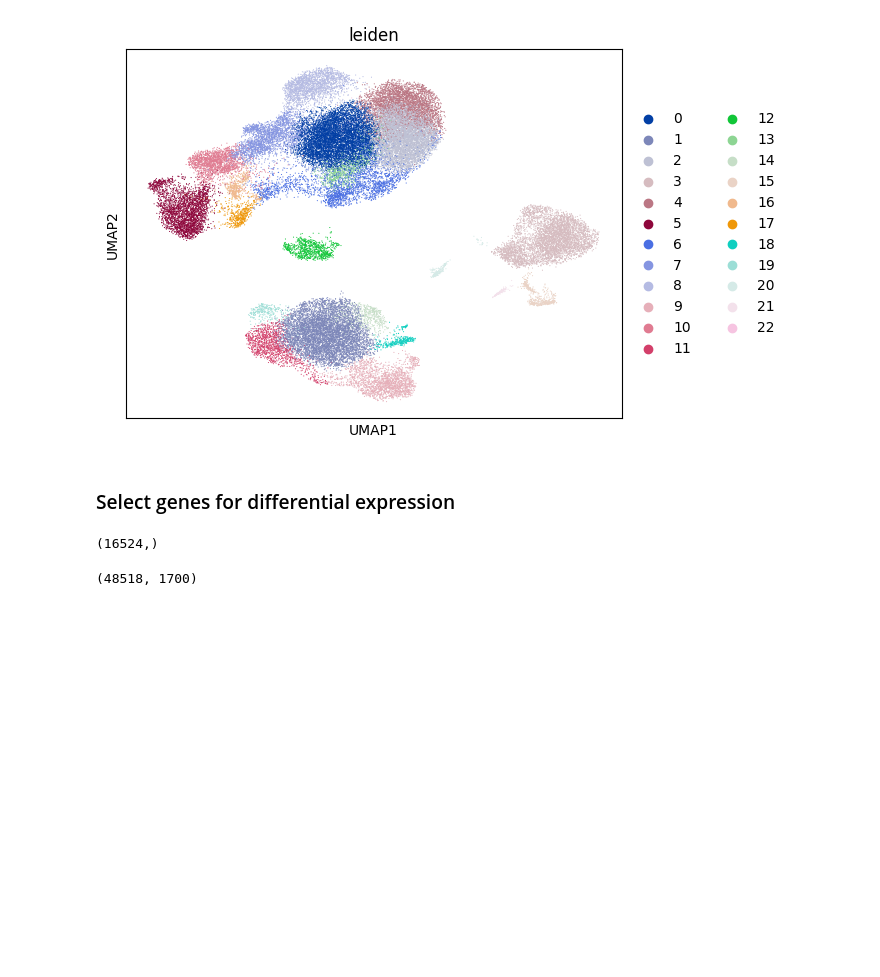
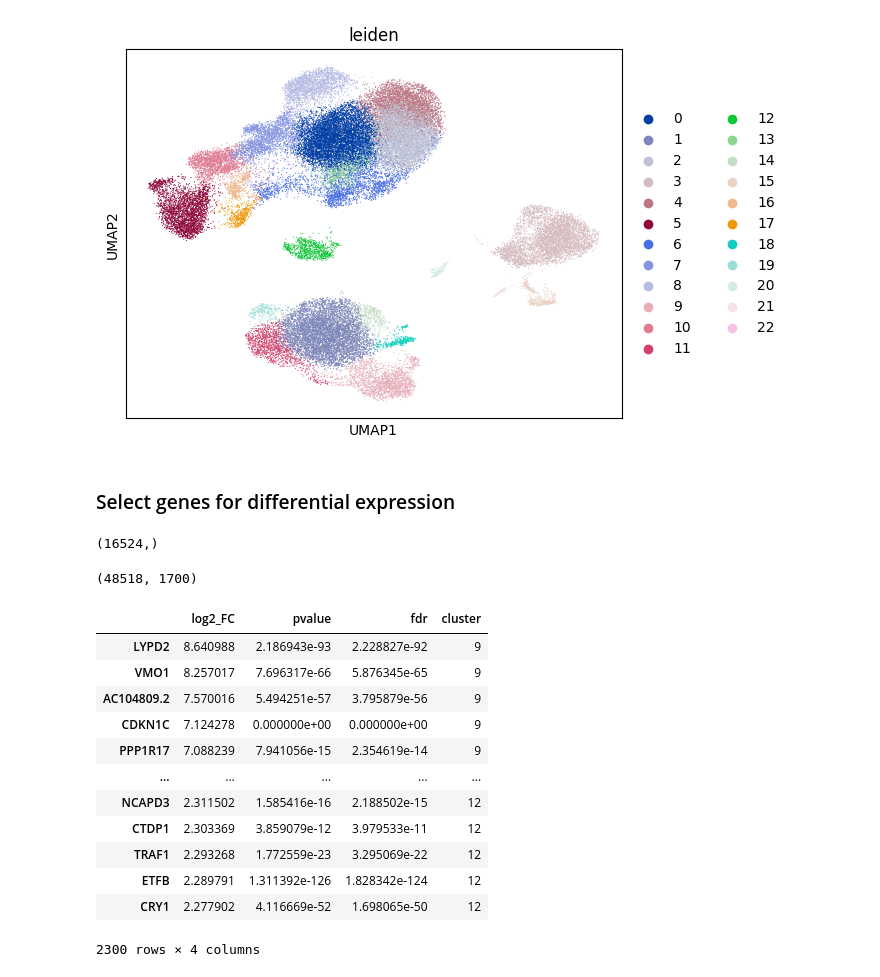
Before and after one commit to mincheoly/sicca_hackathon_2023, a Jupyter notebook: Task 2 - clustering and differential expression.ipynb, the cells around one changed output. Drawn from its saved outputs; the diff is of its cells as text; code cells hidden in the pictures; blank space fills up the shorter version.

```diff
--- a/Task 2 - clustering and differential expression.ipynb
+++ b/Task 2 - clustering and differential expression.ipynb
@@ -102,3 +102,21 @@ for c in clusters:
         .head(100)
 
     all_results.append(result_df)
+# %%
+all_results_df = pd.concat(all_results)
+# %%
+all_results_df
+# %% [output]
+|  | log2_FC | pvalue | fdr | cluster |
+| LYPD2 | 8.640988 | 2.186943e-93 | 2.228827e-92 | 9 |
+| VMO1 | 8.257017 | 7.696317e-66 | 5.876345e-65 | 9 |
+| AC104809.2 | 7.570016 | 5.494251e-57 | 3.795879e-56 | 9 |
+| CDKN1C | 7.124278 | 0.000000e+00 | 0.000000e+00 | 9 |
+| PPP1R17 | 7.088239 | 7.941056e-15 | 2.354619e-14 | 9 |
+| ... | ... | ... | ... | ... |
+| NCAPD3 | 2.311502 | 1.585416e-16 | 2.188502e-15 | 12 |
+| CTDP1 | 2.303369 | 3.859079e-12 | 3.979533e-11 | 12 |
+| TRAF1 | 2.293268 | 1.772559e-23 | 3.295069e-22 | 12 |
+| ETFB | 2.289791 | 1.311392e-126 | 1.828342e-124 | 12 |
+| CRY1 | 2.277902 | 4.116669e-52 | 1.698065e-50 | 12 |
+2300 rows × 4 columns
```
Also changed, not shown: parts of 1 cell of this notebook, 1 other file.
